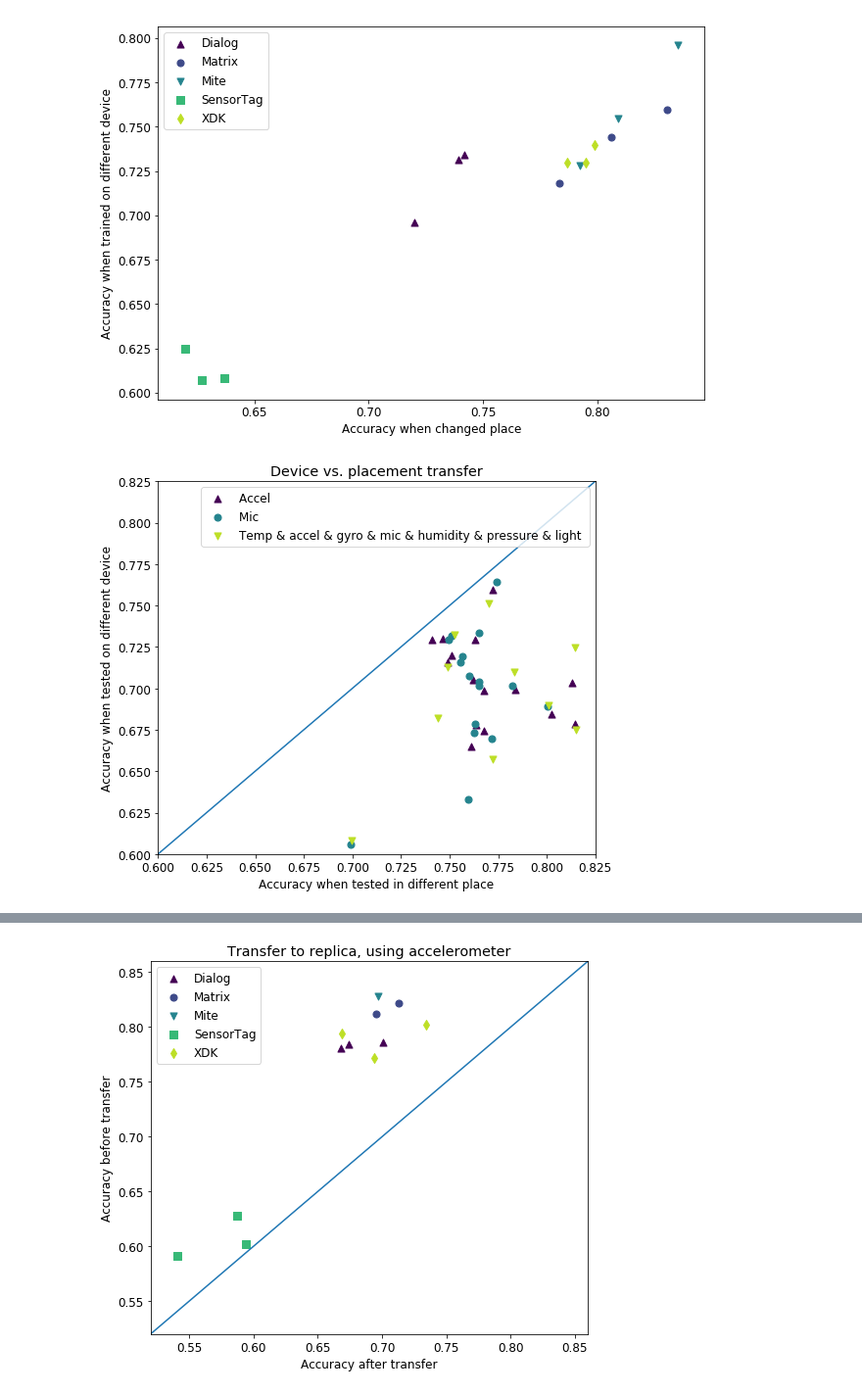
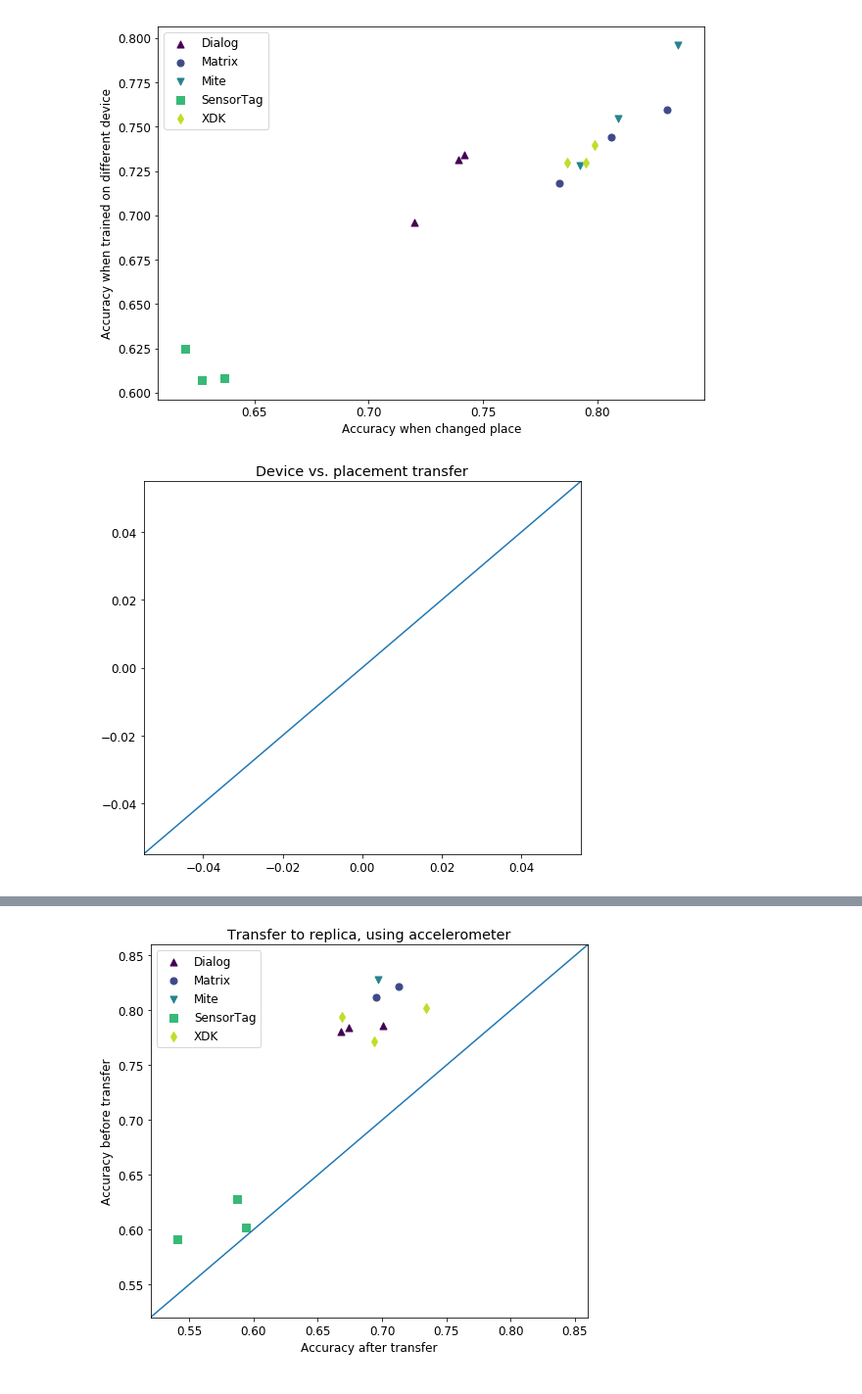
Before and after one commit to matus-tomlein/transfer-learning-playground, a Jupyter notebook: notebooks/visulize-transfer-results.ipynb, the cells around one changed output, grey strips where cells are left out. Shown at 98% size. Saved outputs shown, nothing was run; the diff lists cells and outputs as text; code cells hidden in the pictures.

```diff
--- a/notebooks/visulize-transfer-results.ipynb
+++ b/notebooks/visulize-transfer-results.ipynb
@@ -291,7 +290,7 @@ df = pd.read_sql_query("""
 
       WHERE
       activities = '11 activities' AND
-      features = 'Accel & magnet IMQ' AND
+      features = 'Mic' AND
       accuracy_without_fs_without_is > 0 AND
       source_room = target_room AND
       source_location = target_location AND
@@ -314,7 +313,7 @@ df = pd.read_sql_query("""
 
       WHERE
       activities = '11 activities' AND
-      features = 'Accel & magnet IMQ' AND
+      features = 'Mic' AND
       accuracy_without_fs_without_is > 0 AND
       source_room = target_room AND
       source_location = target_location AND
@@ -454,7 +453,7 @@ df = pd.read_sql_query("""
       FROM v_results_transfer_aggr_fs
 
       WHERE
-      activities = '11 activities' AND
+      activities = '5 activities' AND
       accuracy_without_fs_without_is > 0 AND
       source_room = target_room AND
       source_device_type = target_device_type AND
@@ -478,7 +477,7 @@ df = pd.read_sql_query("""
       FROM v_results_transfer_aggr_fs
 
       WHERE
-      activities = '11 activities' AND
+      activities = '5 activities' AND
       accuracy_without_fs_without_is > 0 AND
       source_dataset <> target_dataset AND
       source_room = target_room AND
@@ -493,42 +492,42 @@ df = pd.read_sql_query("""
     ) t
     WHERE
     features ~ 'IMQ' AND
-    features IN ('Accel IMQ', 'Mic IMQ', 'Temp & accel & gyro & mic & humidity & pressure & light IMQ')
+    features IN ('Accel', 'Mic', 'Temp & accel & gyro & mic & humidity & pressure & light')
 
     GROUP BY features, source_device, source_dataset
     ORDER BY features
     """, con=engine)
 
 import matplotlib.cm as cm
 import matplotlib.colors as colors
 plt.rcParams["figure.figsize"] = (8, 7)
 
 fig, ax = plt.subplots()
 
 devices = df.Device.unique()
 
 colormap = cm.viridis
 colorlist = [colors.rgb2hex(colormap(i)) for i in np.linspace(0, 0.9, len(devices))]
 markers = ['^', 'o', 'v', 's', 'd']
 
 for i, device in enumerate(devices):
     c = colorlist[i]
     df.loc[df.Device == device].plot.scatter('Accuracy when tested in different place', 'Accuracy when tested on different device',
                                              marker=markers[i % len(markers)], s=50,
                                              label=device.split('IMQ')[0], ax=ax, c=c)
 
 ax.legend()
 ax.plot([0, 1], [0, 1], transform=ax.transAxes)
 
-plt.xlim([0.6,0.825])
-plt.ylim([0.6,0.825])
+# plt.xlim([0.6,0.825])
+# plt.ylim([0.6,0.825])
 
 plt.title('Device vs. placement transfer')
 
 plt.savefig('plots/transfer_within_space_by_sensors.pdf')
 plt.show()
 # %% [output]
-[figure, old version]
+[figure, new version]
 # %%
 df_transfer = pd.read_sql_query("""
       SELECT
```
Also changed, not shown: parts of 6 cells of this notebook, 25 other files.
